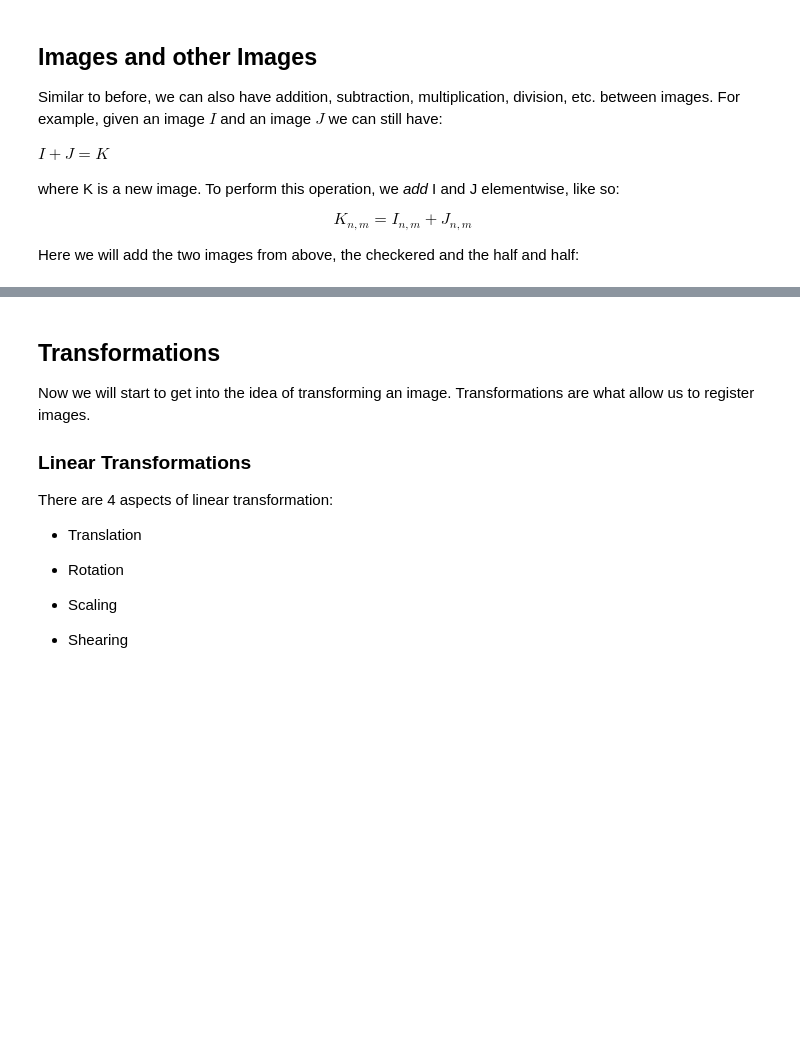
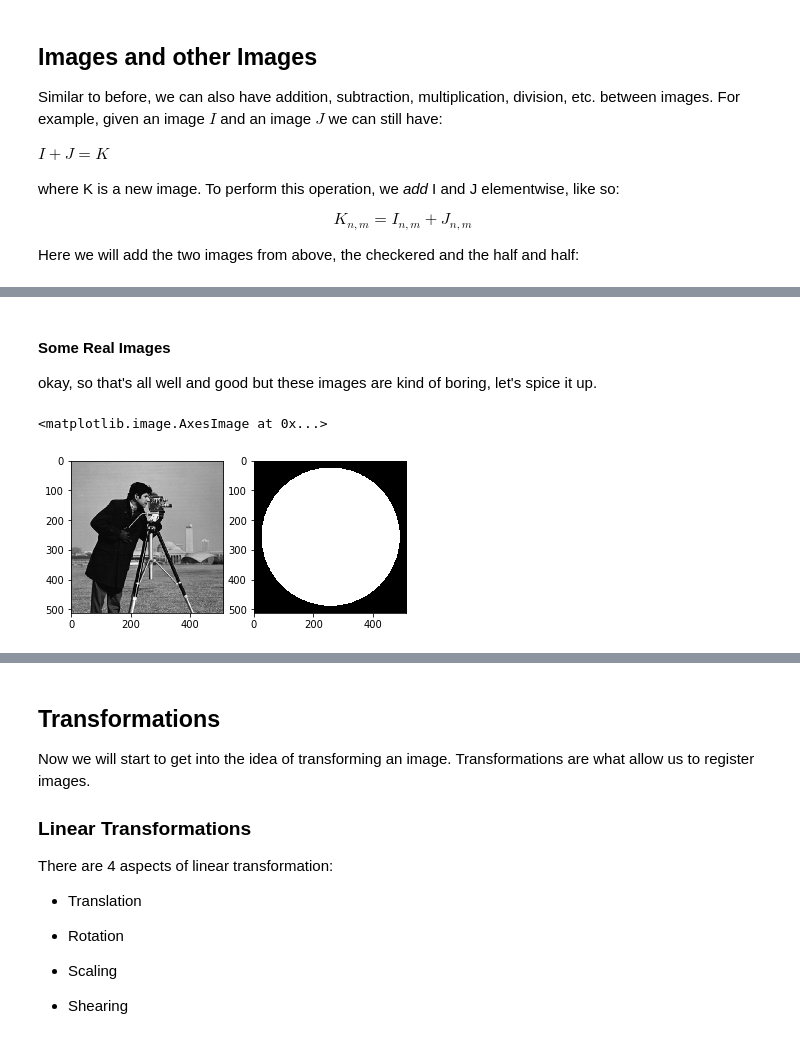
Before and after one commit to dasturge/notebooks, a Jupyter notebook: dcanImageMathIntro.ipynb, the cells around one changed output, grey strips where cells are left out. Cells and saved outputs as stored; diff of their text form; code cells hidden in the pictures; blank space fills up the shorter version.

```diff
--- a/dcanImageMathIntro.ipynb
+++ b/dcanImageMathIntro.ipynb
@@ -189,0 +251,17 @@ Note that there are now three distinct values in the matrix: 2, 1, 0, and three
+# %% [markdown]
+#### Some Real Images
+
+okay, so that's all well and good but these images are kind of boring, let's spice it up.
+# %%
+camera = skimage.data.camera()
+l_x, l_y = camera.shape[0], camera.shape[1]
+X, Y = np.ogrid[:l_x, :l_y]
+outer_disk_mask = (X - l_x / 2)**2 + (Y - l_y / 2)**2 < ((l_x - 50) / 2)**2
+
+plt.subplot(1, 2, 1)
+plt.imshow(camera, cmap='gray')
+plt.subplot(1, 2, 2)
+plt.imshow(outer_disk_mask, cmap='gray')
+# %% [output]
+<matplotlib.image.AxesImage at 0x...>
+[figure, added]
```
Also changed, not shown: parts of 22 cells of this notebook, 1 other file.
